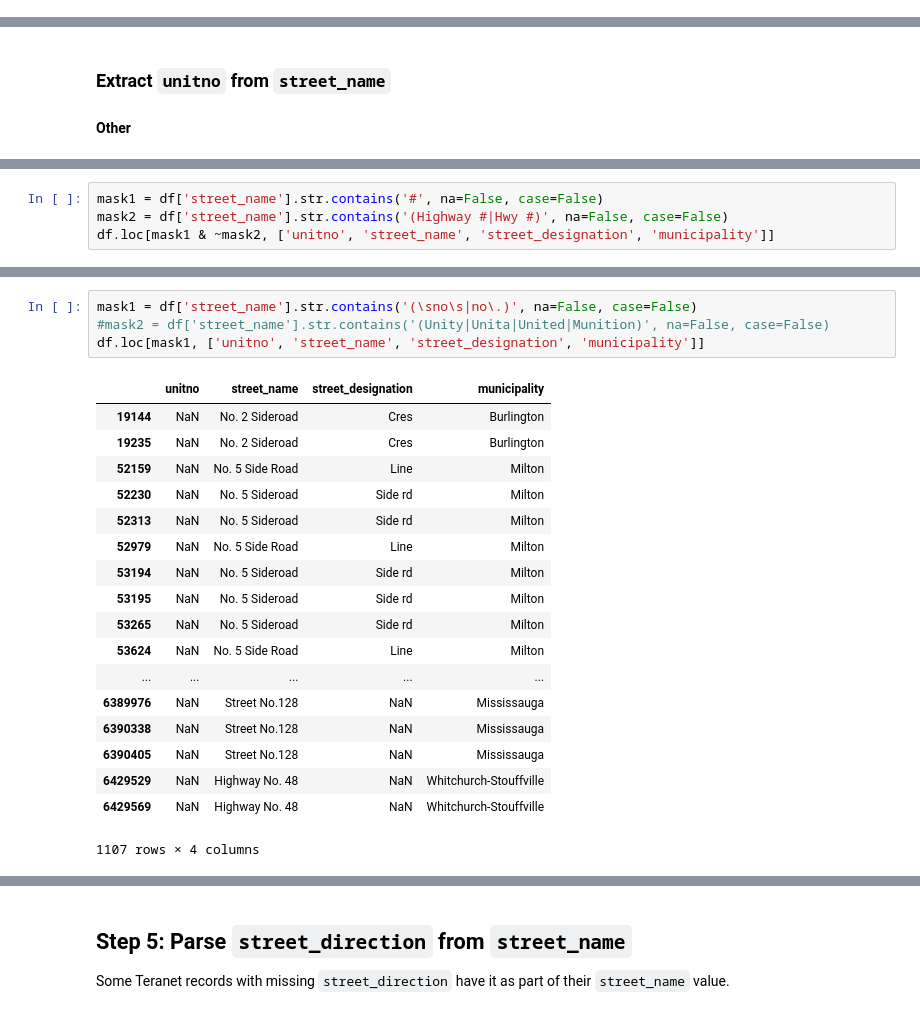
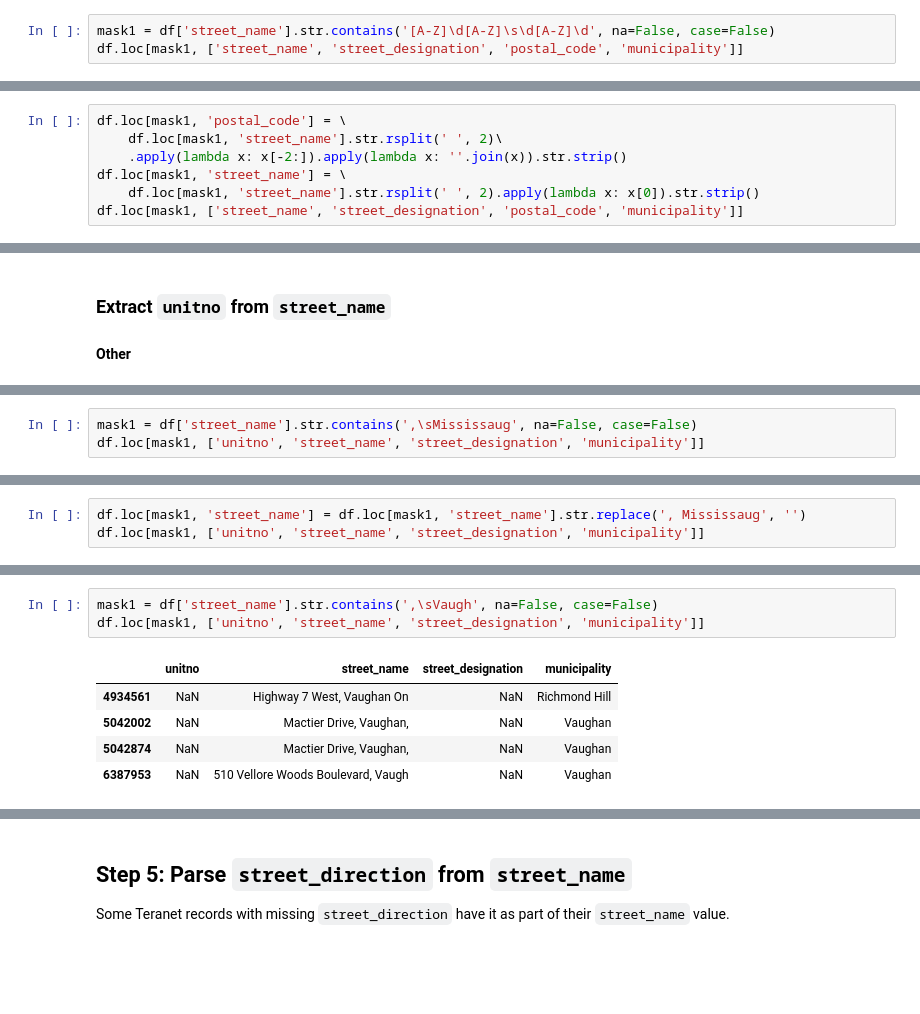
Before and after one commit to stepan-o/geo, a Jupyter notebook: notebooks/2.scrub/2.2_teranet_consistency.ipynb, the cells around one changed output, grey strips where cells are left out. Drawn from its saved outputs; the diff is of its cells as text; blank space fills up the shorter version.

```diff
--- a/notebooks/2.scrub/2.2_teranet_consistency.ipynb
+++ b/notebooks/2.scrub/2.2_teranet_consistency.ipynb
@@ -184,0 +188,3 @@ df.loc[mask1, ['street_name', 'street_designation', 'postal_code', 'municipality
+# %%
+mask1 = df['street_name'].str.contains('[A-Z]\d[A-Z]\s\d[A-Z]\d', na=False, case=False)
+df.loc[mask1, ['street_name', 'street_designation', 'postal_code', 'municipality']]
@@ -184,0 +210,7 @@ df.loc[mask1, ['street_name', 'street_designation', 'postal_code', 'municipality
+# %%
+df.loc[mask1, 'postal_code'] = \
+    df.loc[mask1, 'street_name'].str.rsplit(' ', 2)\
+    .apply(lambda x: x[-2:]).apply(lambda x: ''.join(x)).str.strip()
+df.loc[mask1, 'street_name'] = \
+    df.loc[mask1, 'street_name'].str.rsplit(' ', 2).apply(lambda x: x[0]).str.strip()
+df.loc[mask1, ['street_name', 'street_designation', 'postal_code', 'municipality']]
@@ -472,6 +525,5 @@ df.loc[mask1 & ~mask2, ['unitno', 'street_name', 'street_designation', 'municipa
 # %%
-mask1 = df['street_name'].str.contains('#', na=False, case=False)
-mask2 = df['street_name'].str.contains('(Highway #|Hwy #)', na=False, case=False)
-df.loc[mask1 & ~mask2, ['unitno', 'street_name', 'street_designation', 'municipality']]
+mask1 = df['street_name'].str.contains(',\sMississaug', na=False, case=False)
+df.loc[mask1, ['unitno', 'street_name', 'street_designation', 'municipality']]
 # %% [output]
 |  | unitno | street_name | street_designation | municipality |
@@ -494,0 +533,3 @@ df.loc[mask1 & ~mask2, ['unitno', 'street_name', 'street_designation', 'municipa
+# %%
+df.loc[mask1, 'street_name'] = df.loc[mask1, 'street_name'].str.replace(', Mississaug', '')
+df.loc[mask1, ['unitno', 'street_name', 'street_designation', 'municipality']]
@@ -495,23 +543,9 @@ df.loc[mask1 & ~mask2, ['unitno', 'street_name', 'street_designation', 'municipa
 # %%
-mask1 = df['street_name'].str.contains('(\sno\s|no\.)', na=False, case=False)
-#mask2 = df['street_name'].str.contains('(Unity|Unita|United|Munition)', na=False, case=False)
+mask1 = df['street_name'].str.contains(',\sVaugh', na=False, case=False)
 df.loc[mask1, ['unitno', 'street_name', 'street_designation', 'municipality']]
 # %% [output]
 |  | unitno | street_name | street_designation | municipality |
-| 19144 | NaN | No. 2 Sideroad | Cres | Burlington |
-| 19235 | NaN | No. 2 Sideroad | Cres | Burlington |
-| 52159 | NaN | No. 5 Side Road | Line | Milton |
-| 52230 | NaN | No. 5 Sideroad | Side rd | Milton |
-| 52313 | NaN | No. 5 Sideroad | Side rd | Milton |
-| 52979 | NaN | No. 5 Side Road | Line | Milton |
-| 53194 | NaN | No. 5 Sideroad | Side rd | Milton |
-| 53195 | NaN | No. 5 Sideroad | Side rd | Milton |
-| 53265 | NaN | No. 5 Sideroad | Side rd | Milton |
-| 53624 | NaN | No. 5 Side Road | Line | Milton |
-| ... | ... | ... | ... | ... |
-| 6389976 | NaN | Street No.128 | NaN | Mississauga |
-| 6390338 | NaN | Street No.128 | NaN | Mississauga |
-| 6390405 | NaN | Street No.128 | NaN | Mississauga |
-| 6429529 | NaN | Highway No. 48 | NaN | Whitchurch-Stouffville |
-| 6429569 | NaN | Highway No. 48 | NaN | Whitchurch-Stouffville |
+| 4934561 | NaN | Highway 7 West, Vaughan On | NaN | Richmond Hill |
+| 5042002 | NaN | Mactier Drive, Vaughan, | NaN | Vaughan |
+| 5042874 | NaN | Mactier Drive, Vaughan, | NaN | Vaughan |
+| 6387953 | NaN | 510 Vellore Woods Boulevard, Vaugh | NaN | Vaughan |
-1107 rows × 4 columns
```
Also changed, not shown: parts of 10 cells of this notebook.
